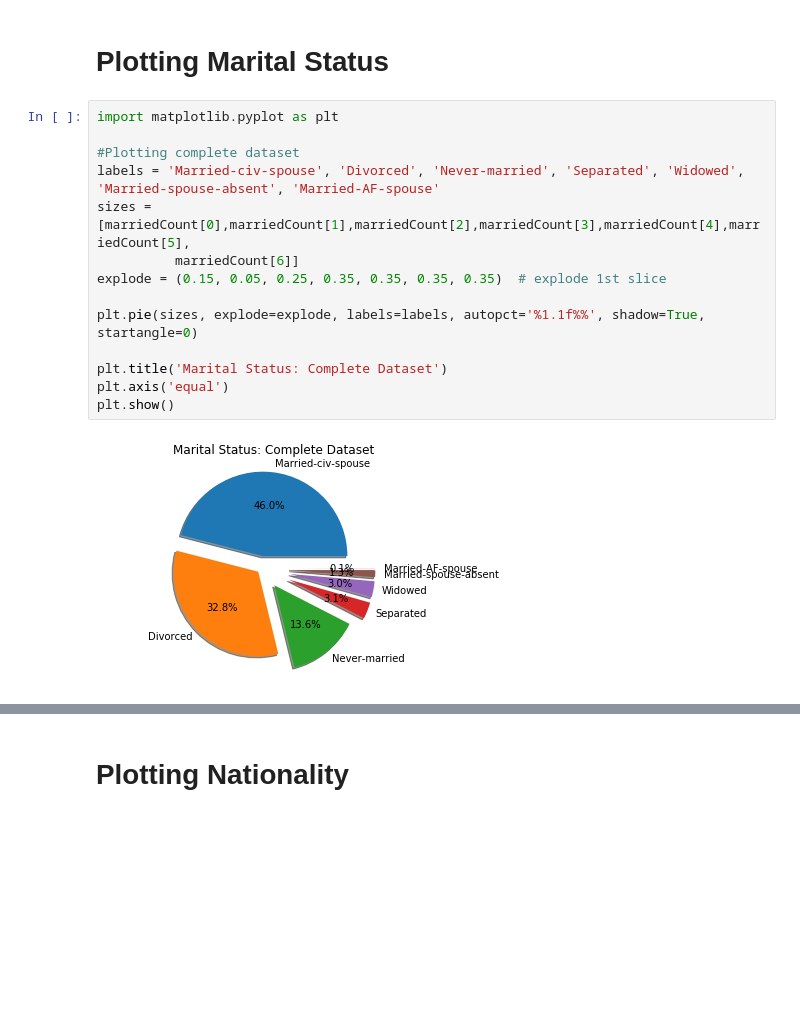
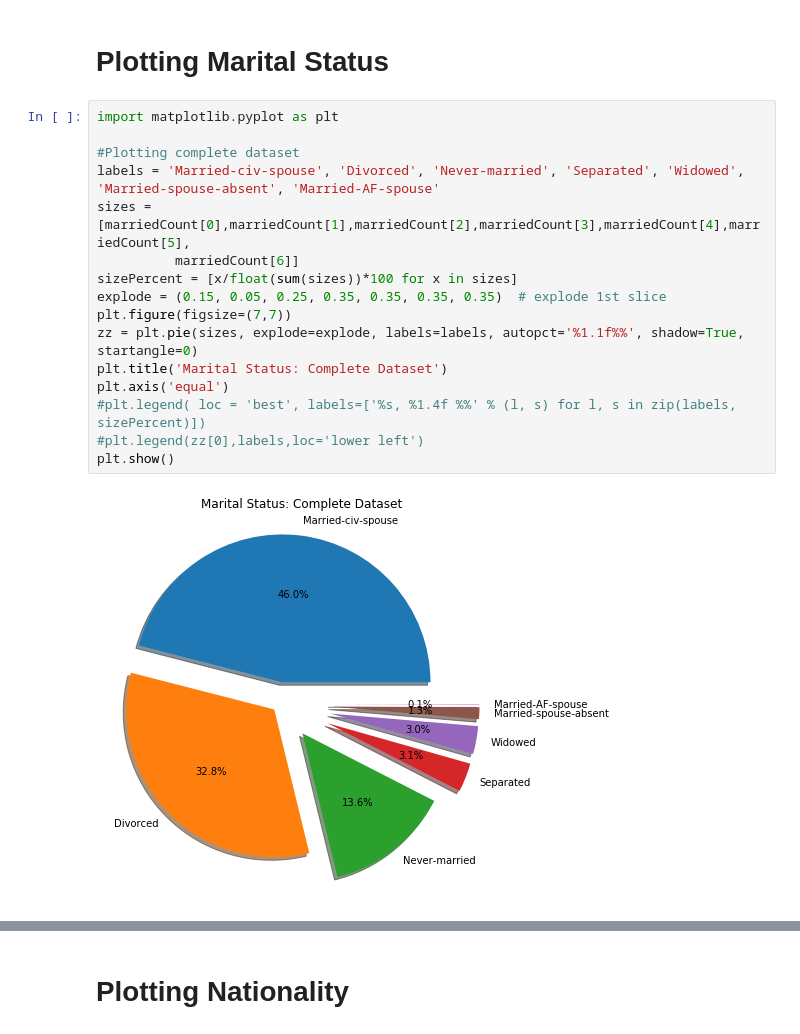
Before and after one commit to kylechang523/ECE180-Final-Project-Personal-Income-Analysis-and-Prediction, a Jupyter notebook: Nationality and Marital Status.ipynb, the cells around one changed output, grey strips where cells are left out. Drawn from its saved outputs; the diff is of its cells as text; blank space fills up the shorter version.

Commit message:
marital status pie chart

```diff
--- a/Nationality and Marital Status.ipynb
+++ b/Nationality and Marital Status.ipynb
@@ -26,19 +26,21 @@ labelCount = label.value_counts()
 # %%
 import matplotlib.pyplot as plt
 
 #Plotting complete dataset
 labels = 'Married-civ-spouse', 'Divorced', 'Never-married', 'Separated', 'Widowed', 'Married-spouse-absent', 'Married-AF-spouse'
 sizes = [marriedCount[0],marriedCount[1],marriedCount[2],marriedCount[3],marriedCount[4],marriedCount[5],
           marriedCount[6]]
+sizePercent = [x/float(sum(sizes))*100 for x in sizes]
 explode = (0.15, 0.05, 0.25, 0.35, 0.35, 0.35, 0.35)  # explode 1st slice
-
-plt.pie(sizes, explode=explode, labels=labels, autopct='%1.1f%%', shadow=True, startangle=0)
-
+plt.figure(figsize=(7,7))
+zz = plt.pie(sizes, explode=explode, labels=labels, autopct='%1.1f%%', shadow=True, startangle=0)
 plt.title('Marital Status: Complete Dataset')
 plt.axis('equal')
+#plt.legend( loc = 'best', labels=['%s, %1.4f %%' % (l, s) for l, s in zip(labels, sizePercent)])
+#plt.legend(zz[0],labels,loc='lower left')
 plt.show()
 # %% [output]
-[figure, old version]
+[figure, new version]
 # %%
 from collections import Counter
 import matplotlib.pyplot as plt
```
Also changed, not shown: parts of 2 cells of this notebook.
